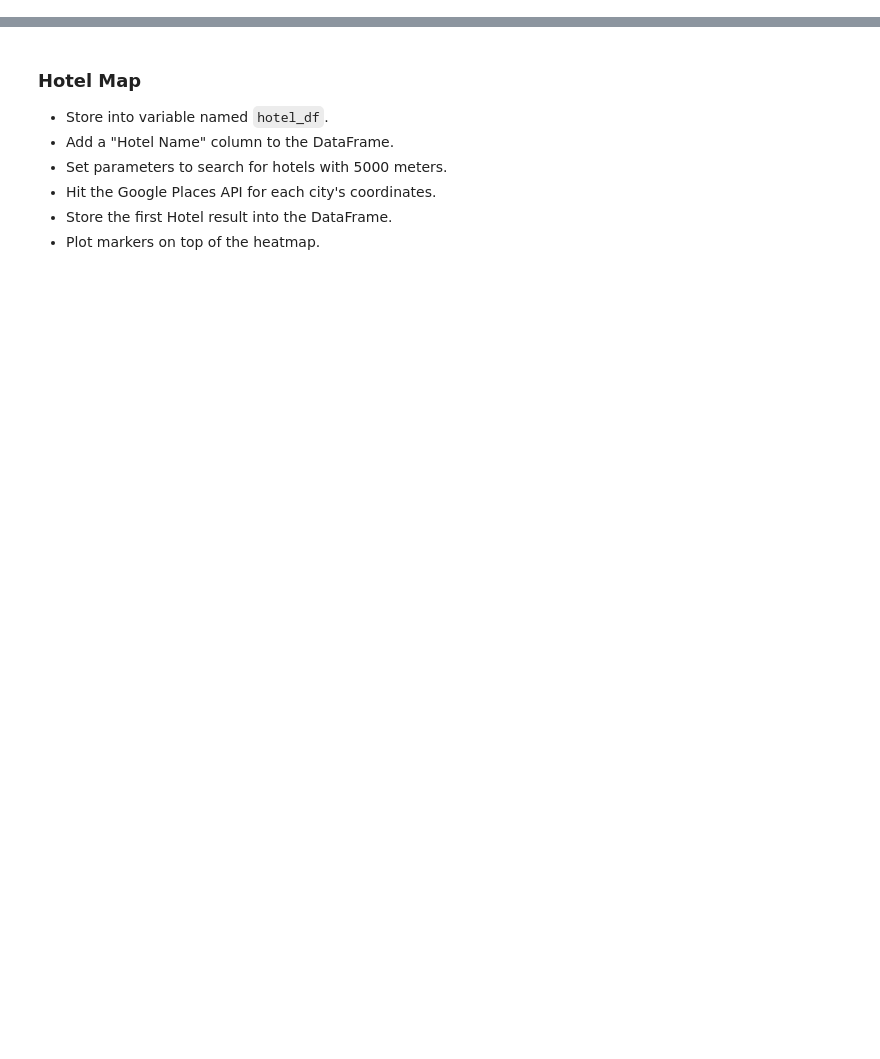
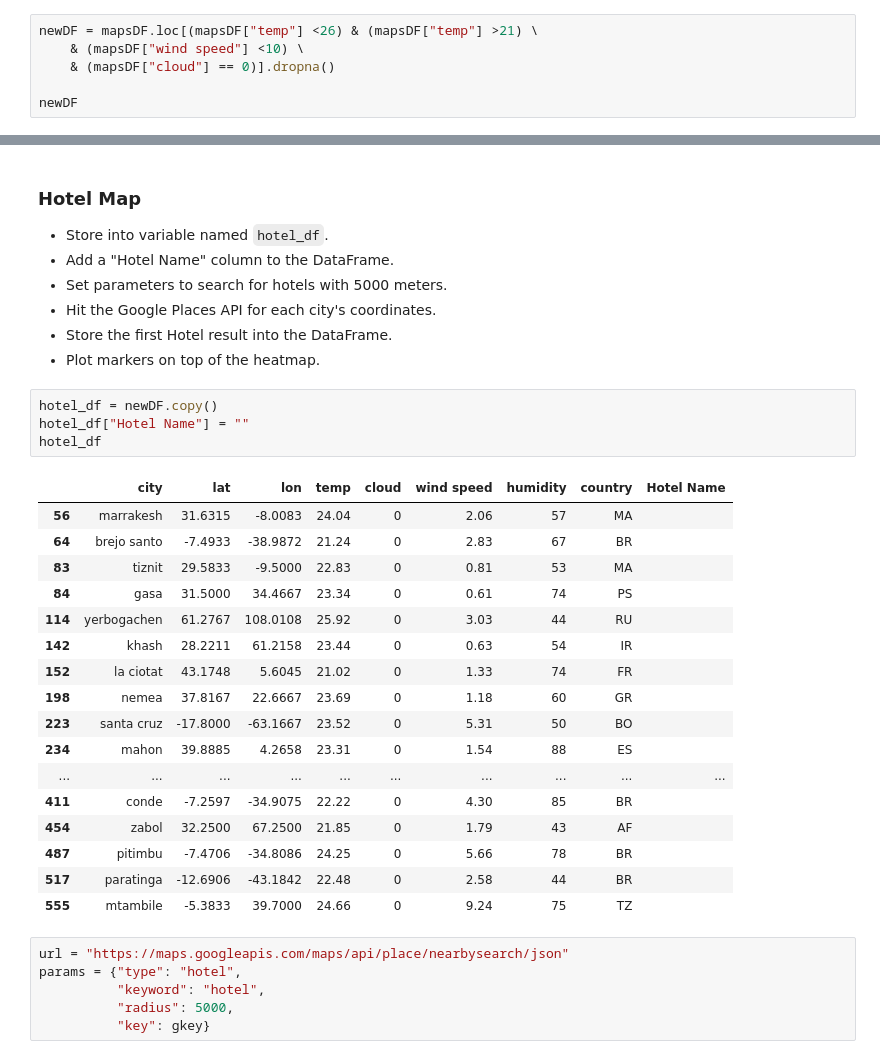
Before and after one commit to kmataloni/python_api_challenge, a Jupyter notebook: VacactionPy/VacationPyKM.ipynb, the cells around one changed output, grey strips where cells are left out. Cells and saved outputs as stored; diff of their text form; blank space fills up the shorter version.

```diff
--- a/VacactionPy/VacationPyKM.ipynb
+++ b/VacactionPy/VacationPyKM.ipynb
@@ -67,3 +67,9 @@ fig
 ### Create new DataFrame fitting weather criteria
 * Narrow down the cities to fit weather conditions.
 * Drop any rows will null values.
+# %%
+newDF = mapsDF.loc[(mapsDF["temp"] <26) & (mapsDF["temp"] >21) \
+    & (mapsDF["wind speed"] <10) \
+    & (mapsDF["cloud"] == 0)].dropna()
+
+newDF
@@ -75,3 +99,31 @@ fig
 * Hit the Google Places API for each city's coordinates.
 * Store the first Hotel result into the DataFrame.
 * Plot markers on top of the heatmap.
+# %%
+hotel_df = newDF.copy()
+hotel_df["Hotel Name"] = ""
+hotel_df
+# %% [output]
+|  | city | lat | lon | temp | cloud | wind speed | humidity | country | Hotel Name |
+| 56 | marrakesh | 31.6315 | -8.0083 | 24.04 | 0 | 2.06 | 57 | MA |  |
+| 64 | brejo santo | -7.4933 | -38.9872 | 21.24 | 0 | 2.83 | 67 | BR |  |
+| 83 | tiznit | 29.5833 | -9.5000 | 22.83 | 0 | 0.81 | 53 | MA |  |
+| 84 | gasa | 31.5000 | 34.4667 | 23.34 | 0 | 0.61 | 74 | PS |  |
+| 114 | yerbogachen | 61.2767 | 108.0108 | 25.92 | 0 | 3.03 | 44 | RU |  |
+| 142 | khash | 28.2211 | 61.2158 | 23.44 | 0 | 0.63 | 54 | IR |  |
+| 152 | la ciotat | 43.1748 | 5.6045 | 21.02 | 0 | 1.33 | 74 | FR |  |
+| 198 | nemea | 37.8167 | 22.6667 | 23.69 | 0 | 1.18 | 60 | GR |  |
+| 223 | santa cruz | -17.8000 | -63.1667 | 23.52 | 0 | 5.31 | 50 | BO |  |
+| 234 | mahon | 39.8885 | 4.2658 | 23.31 | 0 | 1.54 | 88 | ES |  |
+| ... | ... | ... | ... | ... | ... | ... | ... | ... | ... |
+| 411 | conde | -7.2597 | -34.9075 | 22.22 | 0 | 4.30 | 85 | BR |  |
+| 454 | zabol | 32.2500 | 67.2500 | 21.85 | 0 | 1.79 | 43 | AF |  |
+| 487 | pitimbu | -7.4706 | -34.8086 | 24.25 | 0 | 5.66 | 78 | BR |  |
+| 517 | paratinga | -12.6906 | -43.1842 | 22.48 | 0 | 2.58 | 44 | BR |  |
+| 555 | mtambile | -5.3833 | 39.7000 | 24.66 | 0 | 9.24 | 75 | TZ |  |
+# %%
+url = "https://maps.googleapis.com/maps/api/place/nearbysearch/json"
+params = {"type": "hotel",
+          "keyword": "hotel",
+          "radius": 5000,
+          "key": gkey}
```
Also changed, not shown: parts of 8 cells of this notebook, 6 other files.
